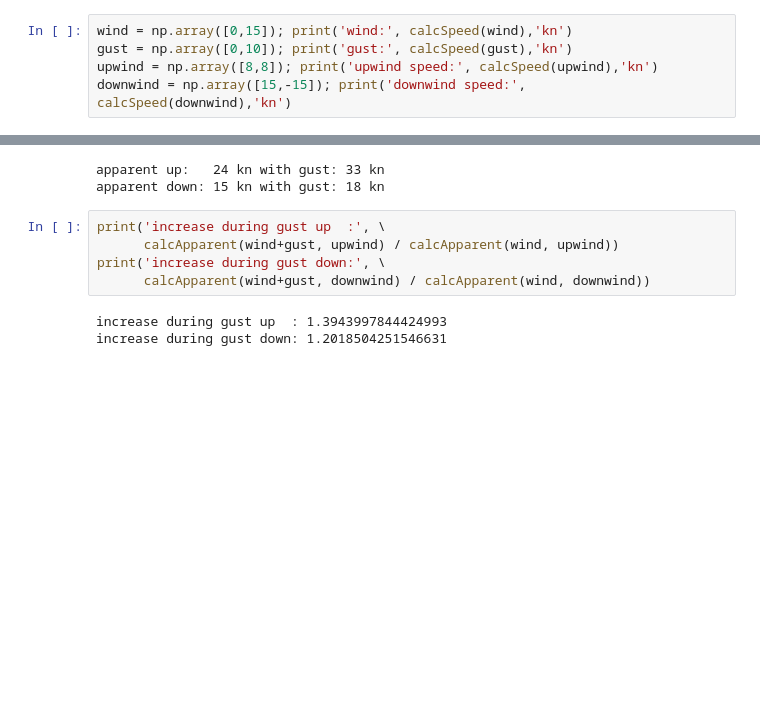
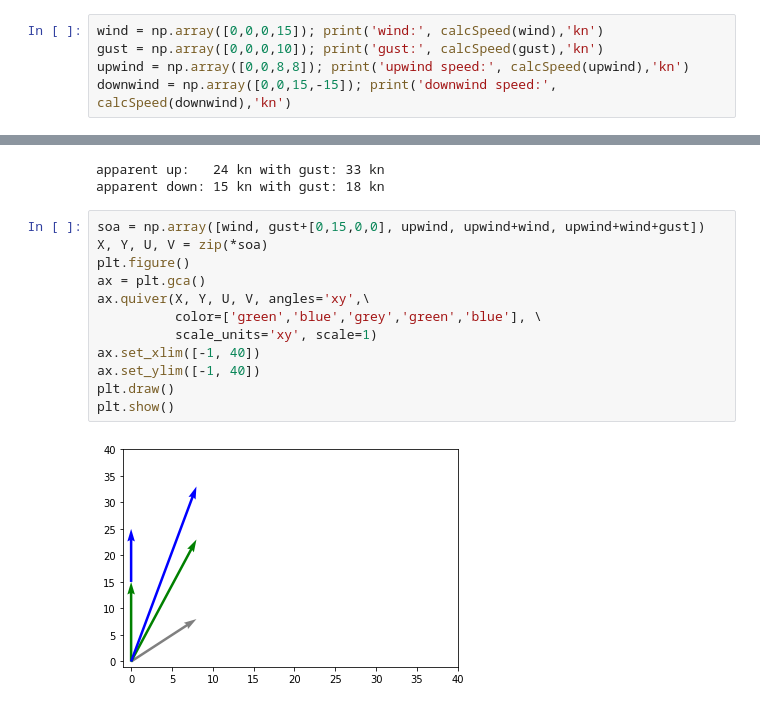
Before and after one commit to duchonic/sailing, a Jupyter notebook: gusts.ipynb, the cells around one changed output, grey strips where cells are left out. Saved outputs shown, nothing was run; the diff lists cells and outputs as text; blank space fills up the shorter version.

```diff
--- a/gusts.ipynb
+++ b/gusts.ipynb
@@ -9,8 +20,8 @@ def calcSpeed(vector):
 # %%
-wind = np.array([0,15]); print('wind:', calcSpeed(wind),'kn')
-gust = np.array([0,10]); print('gust:', calcSpeed(gust),'kn')
-upwind = np.array([8,8]); print('upwind speed:', calcSpeed(upwind),'kn')
-downwind = np.array([15,-15]); print('downwind speed:', calcSpeed(downwind),'kn')
+wind = np.array([0,0,0,15]); print('wind:', calcSpeed(wind),'kn')
+gust = np.array([0,0,0,10]); print('gust:', calcSpeed(gust),'kn')
+upwind = np.array([0,0,8,8]); print('upwind speed:', calcSpeed(upwind),'kn')
+downwind = np.array([0,0,15,-15]); print('downwind speed:', calcSpeed(downwind),'kn')
 # %% [output]
 wind: 15 kn
 gust: 10 kn
@@ -24,11 +43,17 @@ print('apparent down:', int(calcApparent(wind, downwind)),'kn', \
 # %% [output]
 apparent up:   24 kn with gust: 33 kn
 apparent down: 15 kn with gust: 18 kn
-# %%
-print('increase during gust up  :', \
-      calcApparent(wind+gust, upwind) / calcApparent(wind, upwind))
-print('increase during gust down:', \
-      calcApparent(wind+gust, downwind) / calcApparent(wind, downwind))
-# %% [output]
-increase during gust up  : 1.3943997844424993
-increase during gust down: 1.2018504251546631
+# %%
+soa = np.array([wind, gust+[0,15,0,0], upwind, upwind+wind, upwind+wind+gust])
+X, Y, U, V = zip(*soa)
+plt.figure()
+ax = plt.gca()
+ax.quiver(X, Y, U, V, angles='xy',\
+          color=['green','blue','grey','green','blue'], \
+          scale_units='xy', scale=1)
+ax.set_xlim([-1, 40])
+ax.set_ylim([-1, 40])
+plt.draw()
+plt.show()
+# %% [output]
+[figure, added]
```
Also changed, not shown: parts of 5 cells of this notebook, 2 other files.
